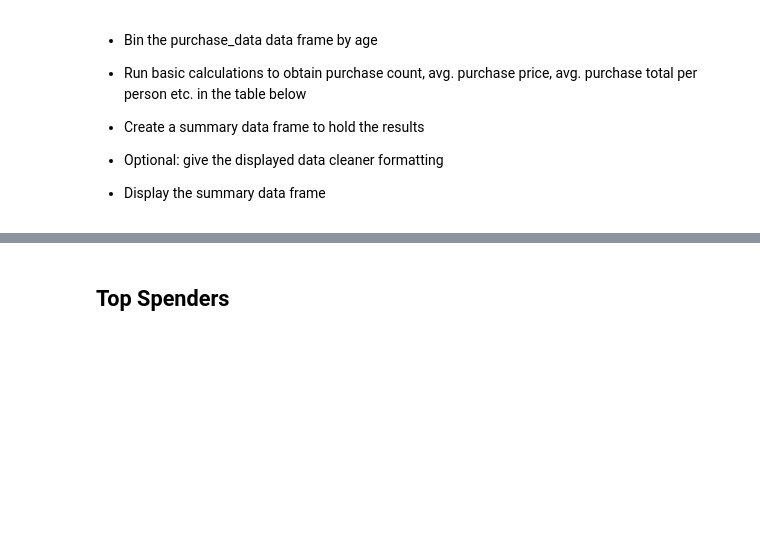
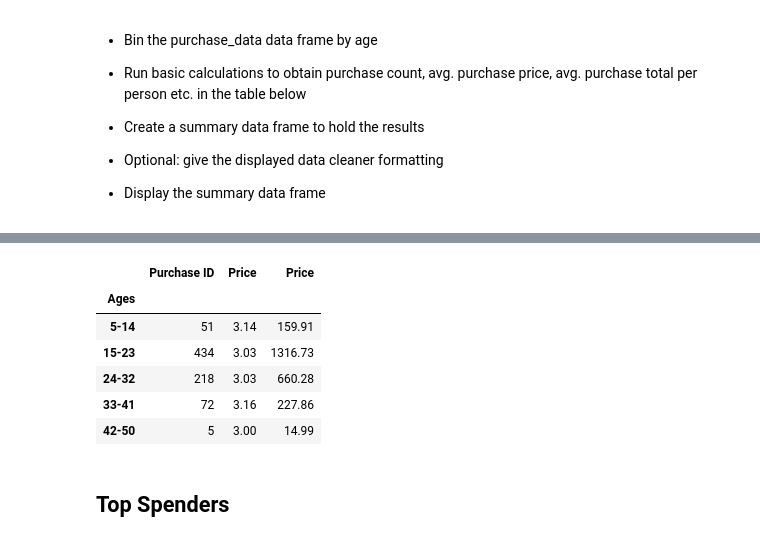
Before and after one commit to tkolencherry/SMU_Homework, a Jupyter notebook: HeroesofPymoli_start.ipynb, the cells around one changed output, grey strips where cells are left out. Saved outputs shown, nothing was run; the diff lists cells and outputs as text; code cells hidden in the pictures; blank space fills up the shorter version.

```diff
--- a/HeroesofPymoli_start.ipynb
+++ b/HeroesofPymoli_start.ipynb
@@ -257,0 +282,3 @@ Name: Age, dtype: float64
+# %%
+purch_ct_age = age_sort.groupby('Ages')['Purchase ID'].count()
+purch_ct_age
@@ -257,0 +293,3 @@ Name: Age, dtype: float64
+# %%
+avg_price_age = round(age_sort.groupby('Ages')['Price'].mean(),2)
+avg_price_age
@@ -257,0 +304,3 @@ Name: Age, dtype: float64
+# %%
+sum_price_age = age_sort.groupby('Ages')['Price'].sum()
+sum_price_age
@@ -258,3 +315,13 @@ Name: Age, dtype: float64
+# %%
+pd.concat([purch_ct_age,avg_price_age,sum_price_age], axis = 1)
+# %% [output]
+|  | Purchase ID | Price | Price |
+| Ages |  |  |  |
+| 5-14 | 51 | 3.14 | 159.91 |
+| 15-23 | 434 | 3.03 | 1316.73 |
+| 24-32 | 218 | 3.03 | 660.28 |
+| 33-41 | 72 | 3.16 | 227.86 |
+| 42-50 | 5 | 3.00 | 14.99 |
 # %% [markdown]
 ## Top Spenders
 # %% [markdown]
```
Also changed, not shown: parts of 25 cells of this notebook.
